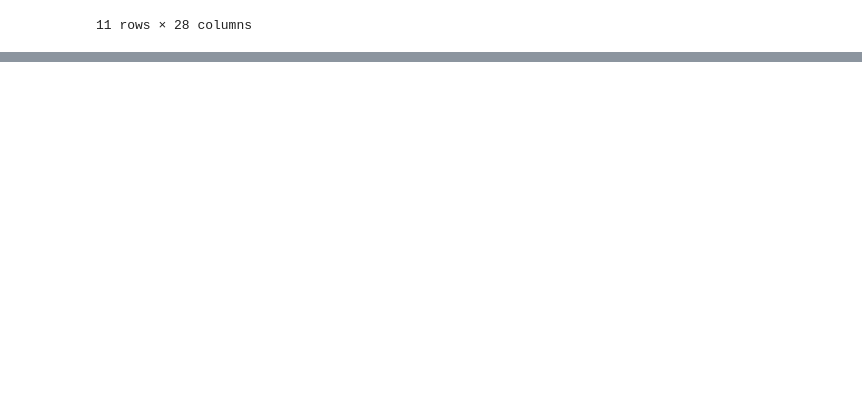
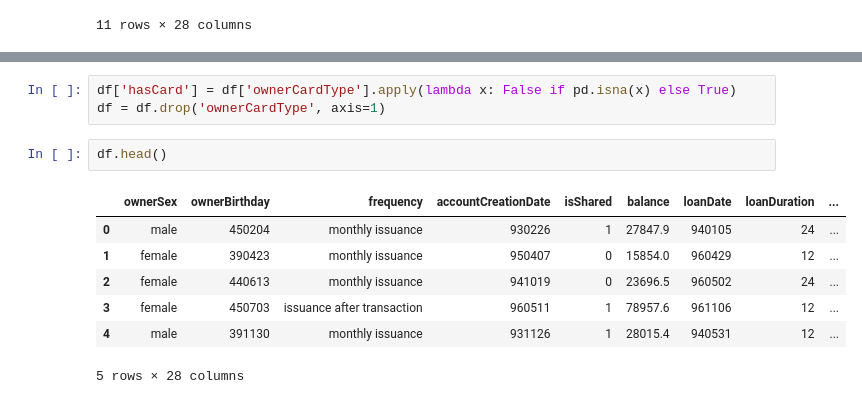
Before and after one commit to adr1an0s0ar3s/feup-ac-22-23, a Jupyter notebook: notebooks/missing_values_analysis.ipynb, the cells around one changed output, grey strips where cells are left out. Saved outputs shown, nothing was run; the diff lists cells and outputs as text; blank space fills up the shorter version.

```diff
--- a/notebooks/missing_values_analysis.ipynb
+++ b/notebooks/missing_values_analysis.ipynb
@@ -58,0 +120,13 @@ df.dropna(subset=['ownerCardType'])
+# %%
+df['hasCard'] = df['ownerCardType'].apply(lambda x: False if pd.isna(x) else True)
+df = df.drop('ownerCardType', axis=1)
+# %%
+df.head()
+# %% [output]
+|  | ownerSex | ownerBirthday | frequency | accountCreationDate | isShared | balance | loanDate | loanDuration | ... |
+| 0 | male | 450204 | monthly issuance | 930226 | 1 | 27847.9 | 940105 | 24 | ... |
+| 1 | female | 390423 | monthly issuance | 950407 | 0 | 15854.0 | 960429 | 12 | ... |
+| 2 | female | 440613 | monthly issuance | 941019 | 0 | 23696.5 | 960502 | 24 | ... |
+| 3 | female | 450703 | issuance after transaction | 960511 | 1 | 78957.6 | 961106 | 12 | ... |
+| 4 | male | 391130 | monthly issuance | 931126 | 1 | 28015.4 | 940531 | 12 | ... |
+5 rows × 28 columns
```
Also changed, not shown: parts of 6 cells of this notebook.
